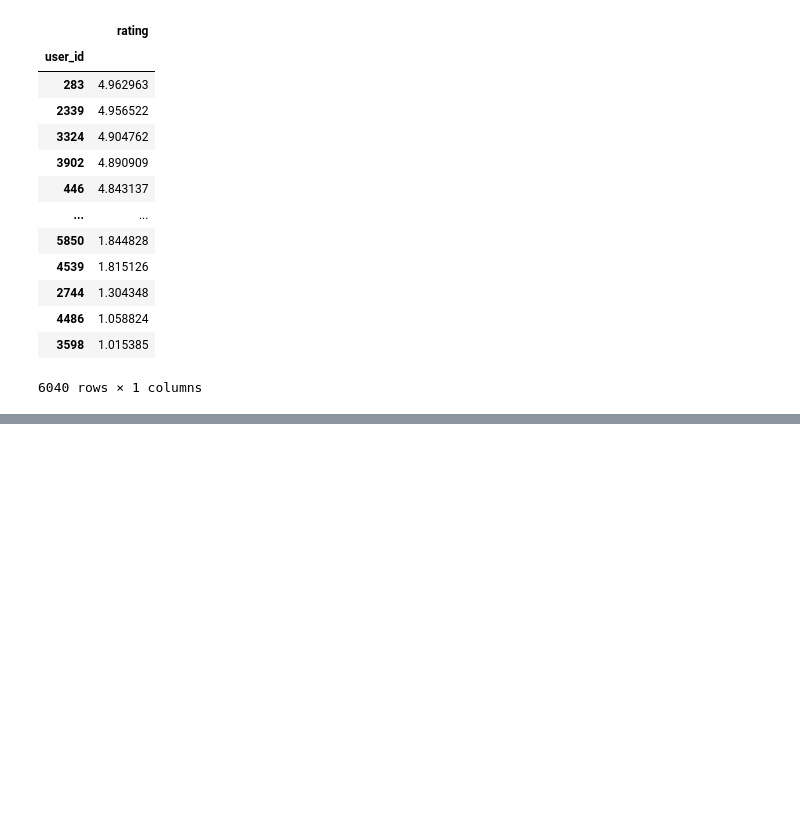
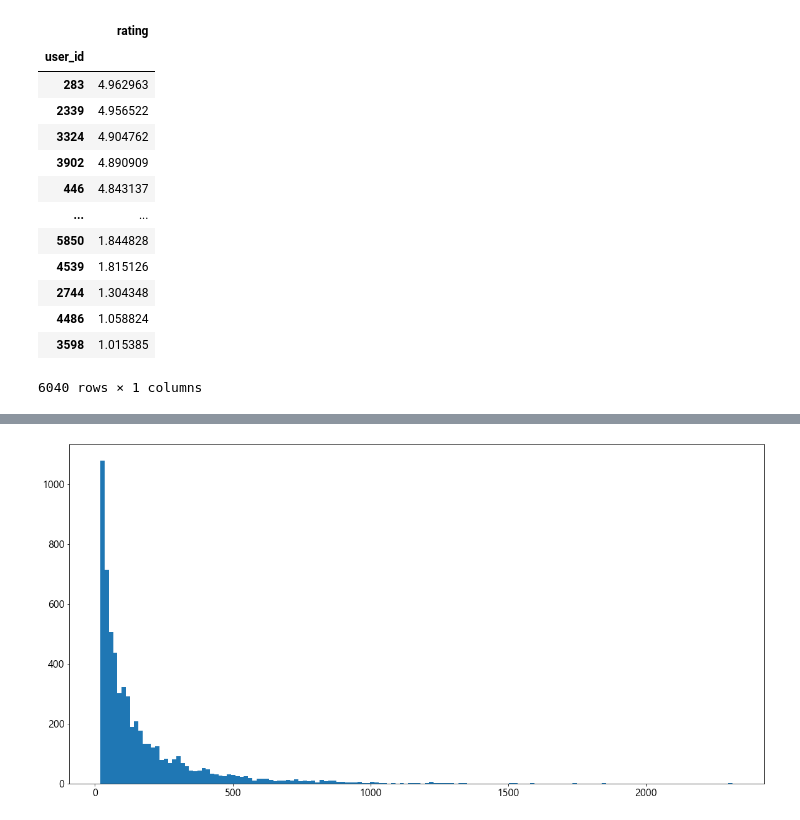
Before and after one commit to kamunbee/project_workspace, a Jupyter notebook: 02_데이터분석/15_영화 평점 데이터 분석.ipynb, the cells around one changed output, grey strips where cells are left out. Drawn from its saved outputs; the diff is of its cells as text; code cells hidden in the pictures; blank space fills up the shorter version.

```diff
--- a/02_데이터분석/15_영화 평점 데이터 분석.ipynb
+++ b/02_데이터분석/15_영화 평점 데이터 분석.ipynb
@@ -543,3 +543,9 @@ a1.sort_values(by='rating', ascending= False)
 | 4486 | 1.058824 |
 | 3598 | 1.015385 |
 6040 rows × 1 columns
+# %%
+# 유저별 영화 평가를 탐색한다.
+# 유저별 영화 평가를 탐색한다.
+user_grouped_rating_info = rating_data.groupby('user_id')['rating'].agg(['count', 'mean', 'std'])
+user_grouped_rating_info.columns=['rated_count', 'rated_mean', 'rated_std']
+user_grouped_rating_info
@@ -545,0 +567,6 @@ a1.sort_values(by='rating', ascending= False)
+# %%
+# 유저별로 평가한 영화 개수의 분포
+user_grouped_rating_info['rated_count'].hist(bins=150, grid=False)
+plt.show()
+# %% [output]
+[figure, added]
```
Also changed, not shown: parts of 32 cells of this notebook.
